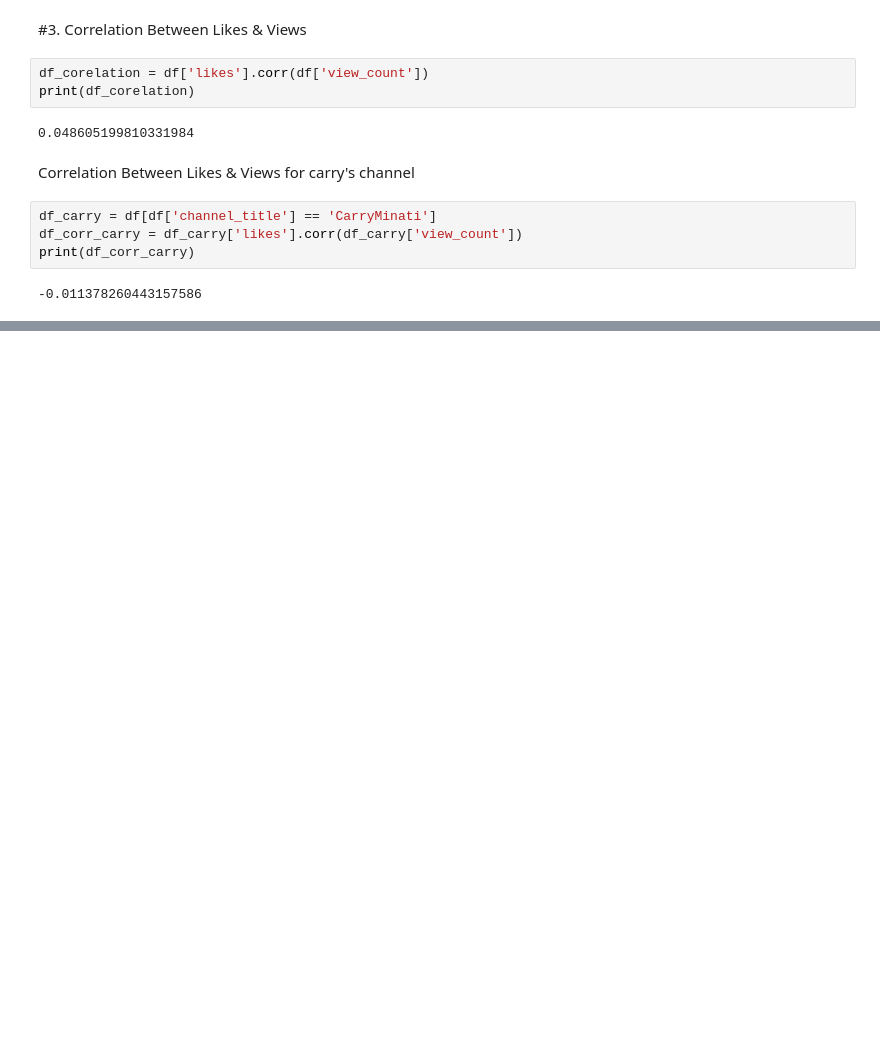
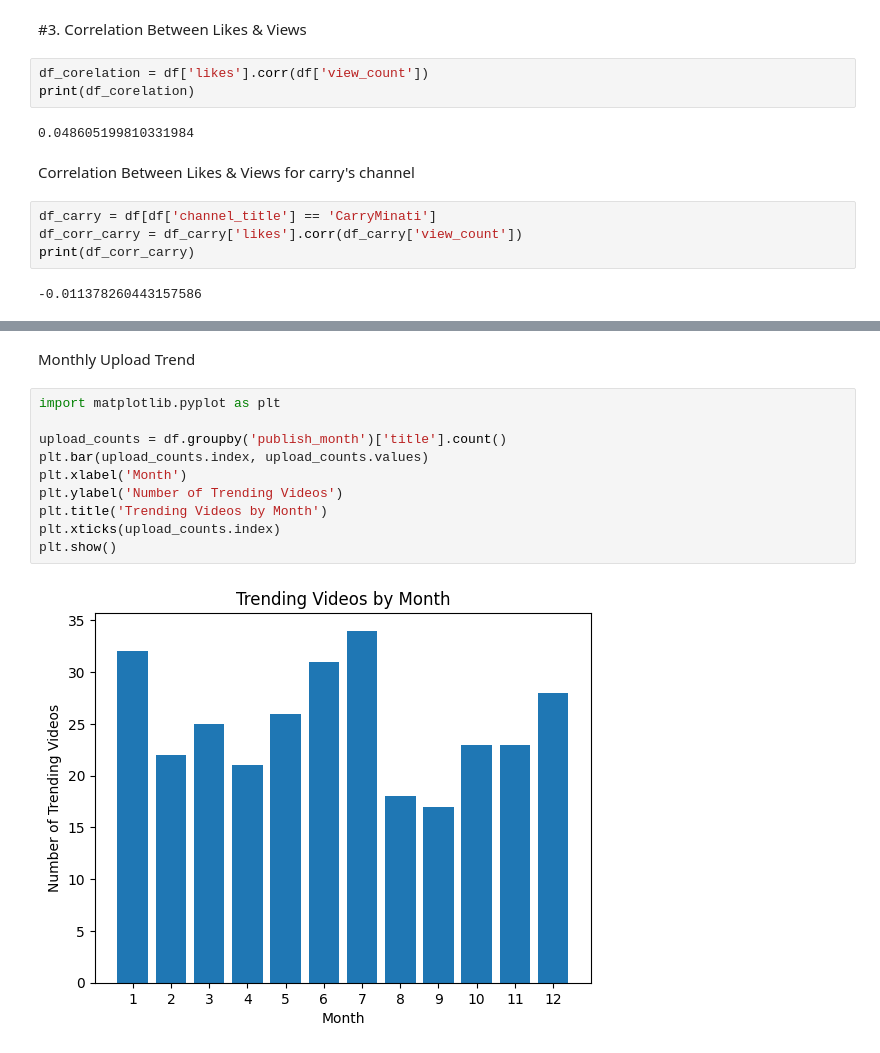
Before and after one commit to shubhkhandare/YouTube-Data-Analysis, a Jupyter notebook: youtube_data.ipynb, the cells around one changed output, grey strips where cells are left out. Cells and saved outputs as stored; diff of their text form; blank space fills up the shorter version.

```diff
--- a/youtube_data.ipynb
+++ b/youtube_data.ipynb
@@ -153,0 +187,14 @@ print(df_corr_carry)
+# %% [markdown]
+Monthly Upload Trend
+# %%
+import matplotlib.pyplot as plt
+
+upload_counts = df.groupby('publish_month')['title'].count()
+plt.bar(upload_counts.index, upload_counts.values)
+plt.xlabel('Month')
+plt.ylabel('Number of Trending Videos')
+plt.title('Trending Videos by Month')
+plt.xticks(upload_counts.index)
+plt.show()
+# %% [output]
+[figure, added]
```
Also changed, not shown: parts of 5 cells of this notebook.
